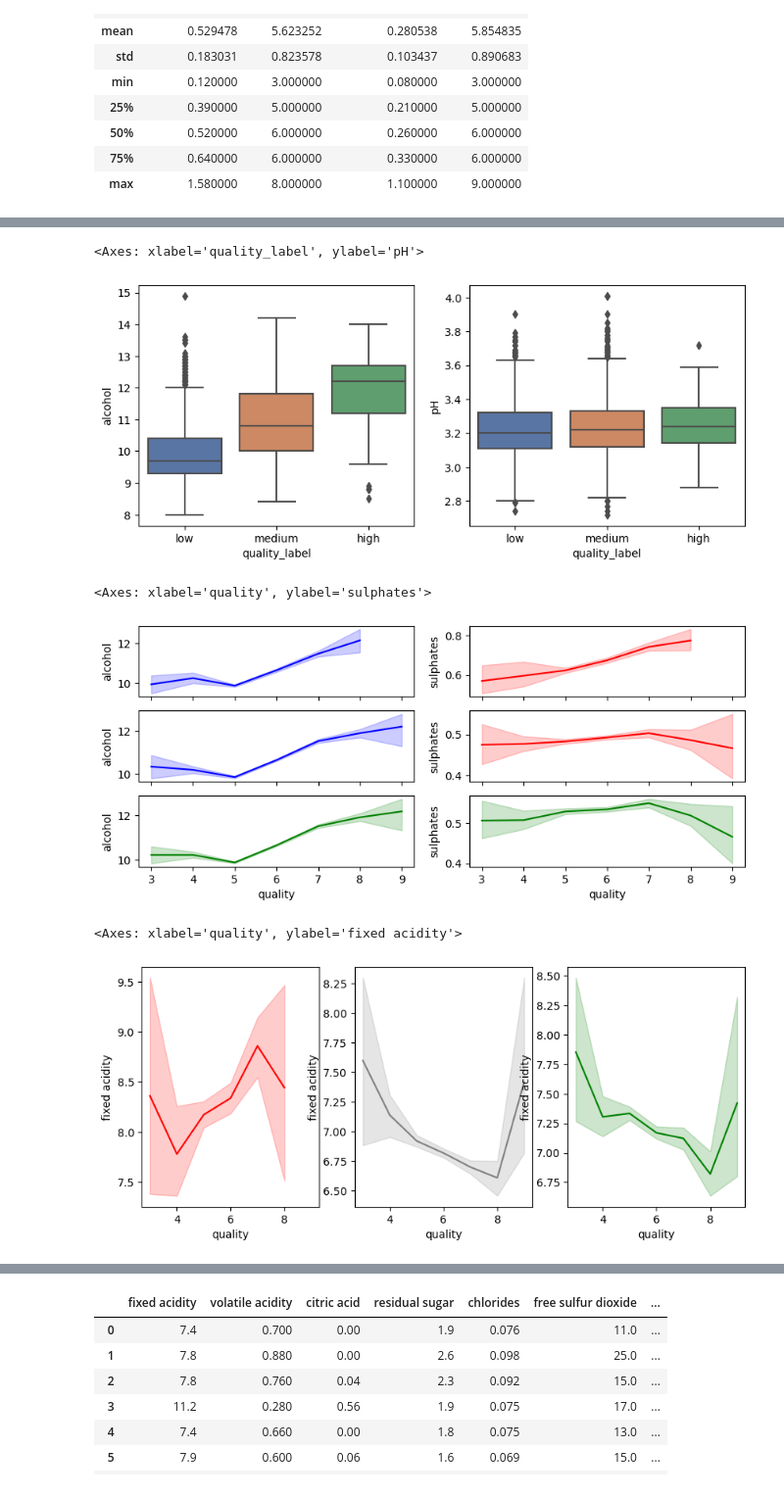
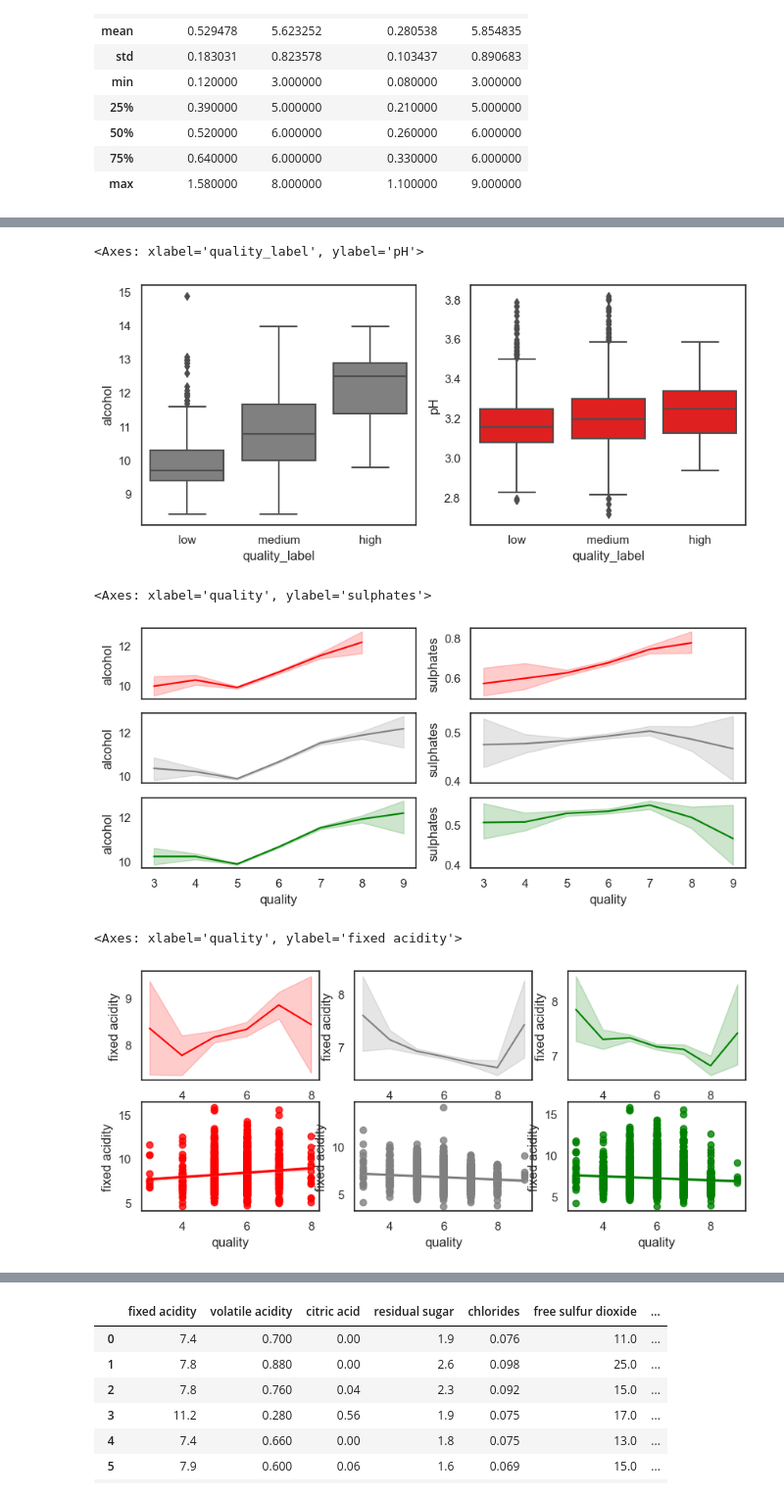
Before and after one commit to DarthCoderLuc/Blue_Berry_Winery, a Jupyter notebook: Blue_Berry_Winery.ipynb, the cells around one changed output, grey strips where cells are left out. Shown at 98% size. Saved outputs shown, nothing was run; the diff lists cells and outputs as text; code cells hidden in the pictures.

```diff
--- a/Blue_Berry_Winery.ipynb
+++ b/Blue_Berry_Winery.ipynb
@@ -94,3 +94,8 @@ df_red_wine
 df_red_wine['quality_label'] = df_red_wine['quality'].apply(lambda value: 'low'
 if value <= 5 else 'medium'
 if value <= 7 else 'high')
+# %%
+df_red_wine['category'] = df_red_wine['residual sugar'].apply(lambda value: 'dry'
+if value <= 4 else 'medium dry'
+if value <= 12 else 'medium'
+if value <= 45 else 'sweet')
@@ -96,0 +118,10 @@ if value <= 7 else 'high')
+# %%
+df_red_wine['category'] = df_red_wine['residual sugar'].apply(lambda value: 'dry'
+if value <= 4 else 'medium dry'
+if value <= 12 else 'medium'
+if value <= 45 else 'sweet')
+# %%
+df_white_wine['category'] = df_white_wine['residual sugar'].apply(lambda value: 'dry'
+if value <= 4 else 'medium dry'
+if value <= 12 else 'medium'
+if value <= 45 else 'sweet')
@@ -348,40 +456,44 @@ sns.countplot(x ='quality_label',data=df_red_wine,width=0.8,color= 'red',order=[
 # %%
 fig ,axs = plt.subplots(1,2,figsize=(10,4))
 
-sns.boxplot(x= 'quality_label',y ='alcohol',data=df_all_wines,width=0.8,color= 'grey',order=['low','medium','high'],ax=axs[0],palette='deep')
-sns.boxplot(x= 'quality_label',y ='pH',data=df_all_wines,width=0.8,color= 'red',order=['low','medium','high'],ax=axs[1],palette='deep')
+sns.boxplot(x= 'quality_label',y ='alcohol',data=df_red_wine,width=0.8,color= 'grey',order=['low','medium','high'],ax=axs[0])
+sns.boxplot(x= 'quality_label',y ='pH',data=df_white_wine,width=0.8,color= 'red',order=['low','medium','high'],ax=axs[1])
 # %% [output]
 <Axes: xlabel='quality_label', ylabel='pH'>
-[figure, old version]
+[figure, new version]
 # %%
 
 fig ,axs = plt.subplots(3,2,figsize=(10,4),sharex=True)
 
-sns.lineplot(data= df_red_wine,x='quality',y='alcohol',ax=axs[0,0],color='blue')
+sns.lineplot(data= df_red_wine,x='quality',y='alcohol',ax=axs[0,0],color='red')
 sns.lineplot(data= df_red_wine,x='quality',y='sulphates',ax=axs[0,1],color='red')
 
-sns.lineplot(data= white_whine,x='quality',y='alcohol',ax=axs[1,0],color='blue')
-sns.lineplot(data= white_whine,x='quality',y='sulphates',ax=axs[1,1],color='red')
+sns.lineplot(data= white_whine,x='quality',y='alcohol',ax=axs[1,0],color='grey')
+sns.lineplot(data= white_whine,x='quality',y='sulphates',ax=axs[1,1],color='grey')
 
 sns.lineplot(data= df_all_wines,x='quality',y='alcohol',ax=axs[2,0],color='green')
 sns.lineplot(data= df_all_wines,x='quality',y='sulphates',ax=axs[2,1],color='green')
 # %% [output]
 <Axes: xlabel='quality', ylabel='sulphates'>
-[figure, old version]
+[figure, new version]
 # %%
 ###lineplots acidity
 
-fig ,axs = plt.subplots(1,3,figsize=(10,4),sharex=True)
+fig ,axs = plt.subplots(2,3,figsize=(10,4),sharex=False)
 
-sns.lineplot(data= df_red_wine,x='quality',y='fixed acidity',ax=axs[0],color='red')
-sns.lineplot(data= df_white_wine,x='quality',y='fixed acidity',ax=axs[1],color='grey')
-sns.lineplot(data= df_all_wines,x='quality',y='fixed acidity',ax=axs[2],color='green')
+sns.lineplot(data= df_red_wine,x='quality',y='fixed acidity',ax=axs[0,0],color='red')
+sns.lineplot(data= df_white_wine,x='quality',y='fixed acidity',ax=axs[0,1],color='grey')
+sns.lineplot(data= df_all_wines,x='quality',y='fixed acidity',ax=axs[0,2],color='green')
+
+sns.regplot(data= df_red_wine,x='quality',y='fixed acidity',ax=axs[1,0],color='red')
+sns.regplot(data= df_white_wine,x='quality',y='fixed acidity',ax=axs[1,1],color='grey')
+sns.regplot(data= df_all_wines,x='quality',y='fixed acidity',ax=axs[1,2],color='green')
 
 # higher acidity in red wine indicates a higher quality
 # lower acidity in white wine indicates a higher quality
 # %% [output]
 <Axes: xlabel='quality', ylabel='fixed acidity'>
-[figure, old version]
+[figure, new version]
 # %%
 ###lineplots volatile acidity
 
```
Also changed, not shown: parts of 56 cells of this notebook.
